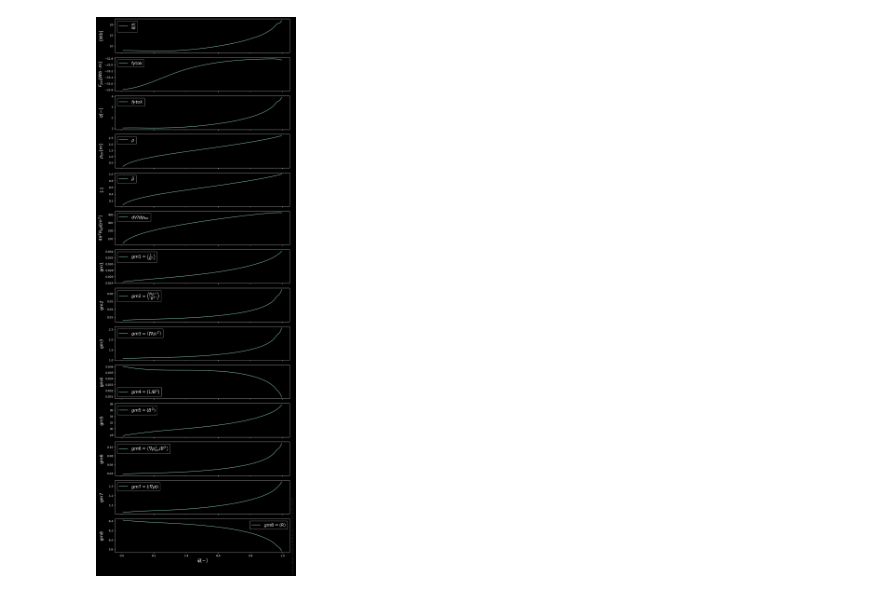
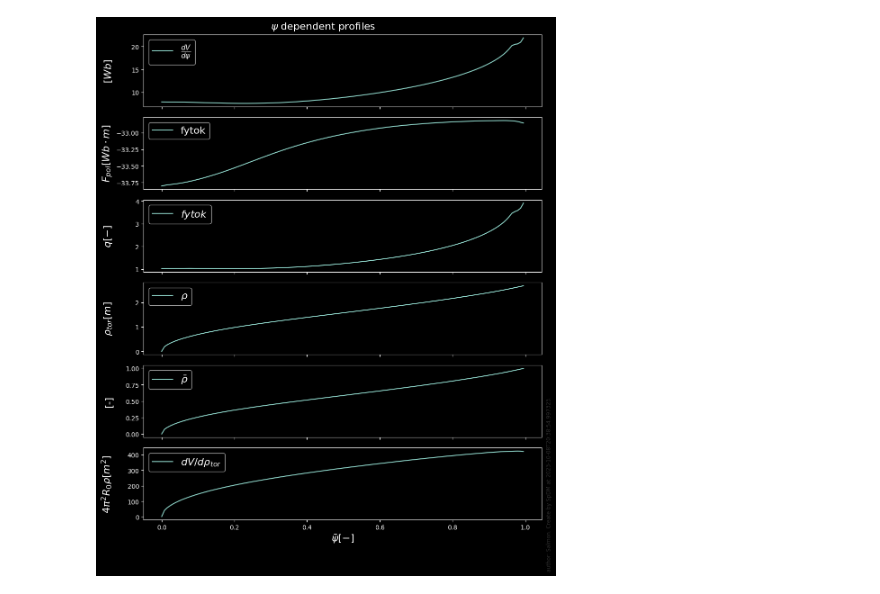
Before and after one commit to fusion-yun/fytok_tutorial, a Jupyter notebook: tutorial/00_QuickStart.ipynb, the cells around one changed output. Drawn from its saved outputs; the diff is of its cells as text; code cells hidden in the pictures.

```diff
--- a/tutorial/00_QuickStart.ipynb
+++ b/tutorial/00_QuickStart.ipynb
@@ -47,43 +58,34 @@ profs = sp_view.plot([
 
     # (eq_profiles_1d.dpsi_drho_tor, {"label": r"$\frac{d\psi}{d\rho_{tor}}$"}),
     ([
         # (bs_eq_fpol,  {"label": "astra", **bs_line_style}),
         (eq_profiles_1d.f,  {"label": r"fytok"}),
     ], {"y_label": r"$F_{pol} [Wb\cdot m]$"}),
     ([
         # (function_like(profiles["q"].values, bs_psi), {"label": r"astra", **bs_line_style}),
         (eq_profiles_1d.q,  {"label": r"$fytok$"}),
     ], {"y_label": r"$q [-]$"}),
     ([
         # (function_like(profiles["rho"].values, bs_psi), {"label": r"astra", **bs_line_style}),
         (eq_profiles_1d.rho_tor,   {"label": r"$\rho$"}),
     ], {"y_label":  r"$\rho_{tor}[m]$", }),
 
     ([
         # (function_like(profiles["x"].values, bs_psi), {
         #     "label": r"$\frac{\rho_{tor}}{\rho_{tor,bdry}}$ astra", **bs_line_style}),
         (eq_profiles_1d.rho_tor_norm,   {"label": r"$\bar{\rho}$"}),
     ], {"y_label":  r"[-]", }),
 
     ([
         # (function_like(4*(scipy.constants.pi**2) * R0 * profiles["rho"].values, bs_psi),
         #  {"label": r"$4\pi^2 R_0 \rho$", **bs_line_style}),
         (eq_profiles_1d.dvolume_drho_tor,  {"label": r"$dV/d\rho_{tor}$", }),
     ], {"y_label":  r"$4\pi ^ 2 R_0 \rho[m ^ 2]$"}),
-
-    (eq_profiles_1d.gm1,   {"label": r"$gm1=\left<\frac{1}{R^2}\right>$"}),
-    (eq_profiles_1d.gm2,   {"label": r"$gm2=\left<\frac{\left|\nabla \rho\right|^2}{R^2}\right>$"}),
-    (eq_profiles_1d.gm3,   {"label": r"$gm3=\left<\left|\nabla \rho\right|^2\right>$"}),
-    (eq_profiles_1d.gm4,   {"label": r"$gm4=\left<1/B^2\right>$"}),
-    (eq_profiles_1d.gm5,   {"label": r"$gm5=\left<B^2\right>$"}),
-    (eq_profiles_1d.gm6,   {"label": r"$gm6=\left<\nabla \rho_{tor}^2/ B^2 \right>$"}),
-    (eq_profiles_1d.gm7,   {"label": r"$gm7=\left<\left|\nabla \rho\right|\right>$"}),
-    (eq_profiles_1d.gm8,   {"label": r"$gm8=\left<R\right>$"}),
-
 ],
-    x_axis=tok.equilibrium.time_slice.current.profiles_1d.psi[1:],
-    x_value=tok.equilibrium.time_slice.current.profiles_1d.psi_norm[1:],
+    x_axis=tok.equilibrium.time_slice.current.profiles_1d.psi,
+    x_value=tok.equilibrium.time_slice.current.profiles_1d.psi_norm,
     x_label=r"$\bar{\psi}[-]$",
+    title=r"$\psi$ dependent profiles",
 )
 # %% [output]
-[figure, old version]
+[figure, new version]
```
Also changed, not shown: parts of 7 cells of this notebook, 3 other files.
